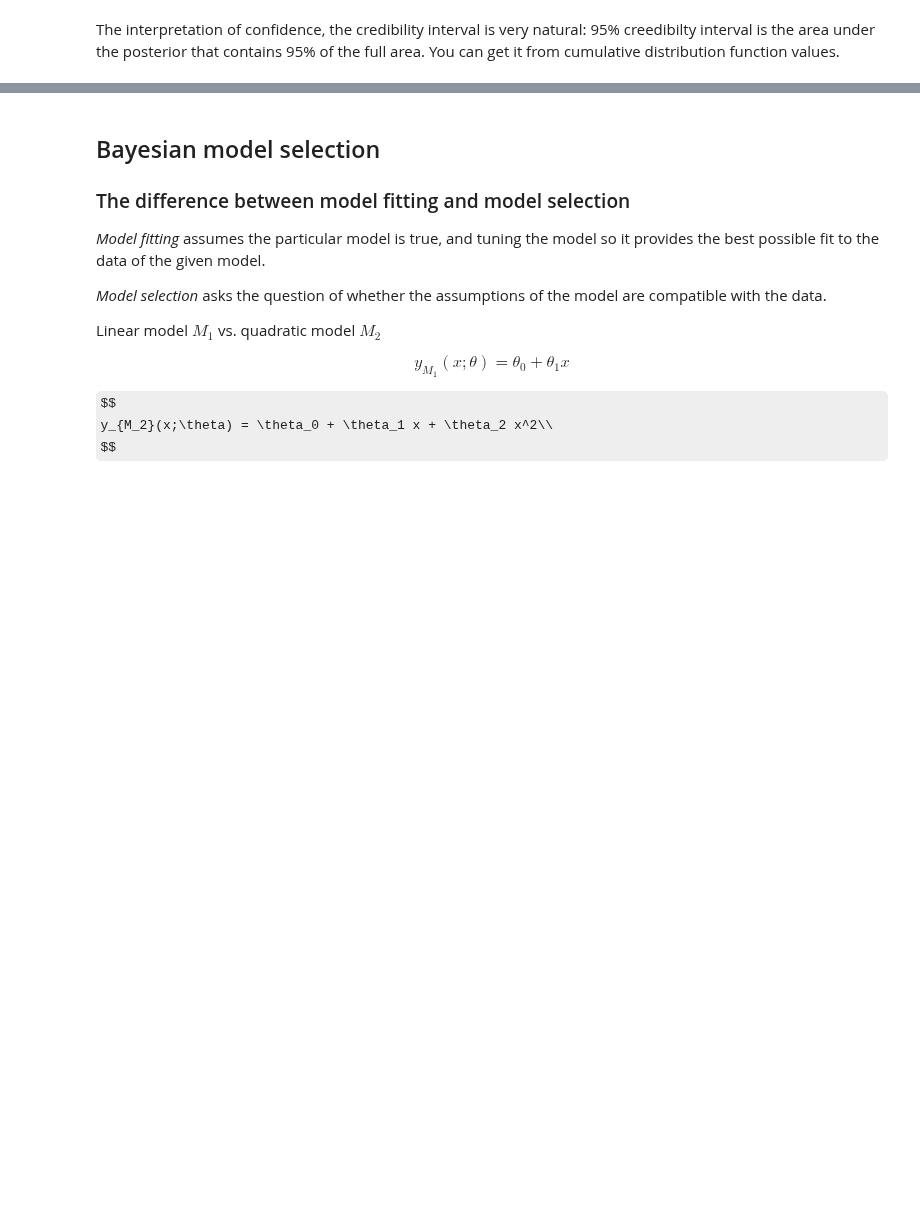
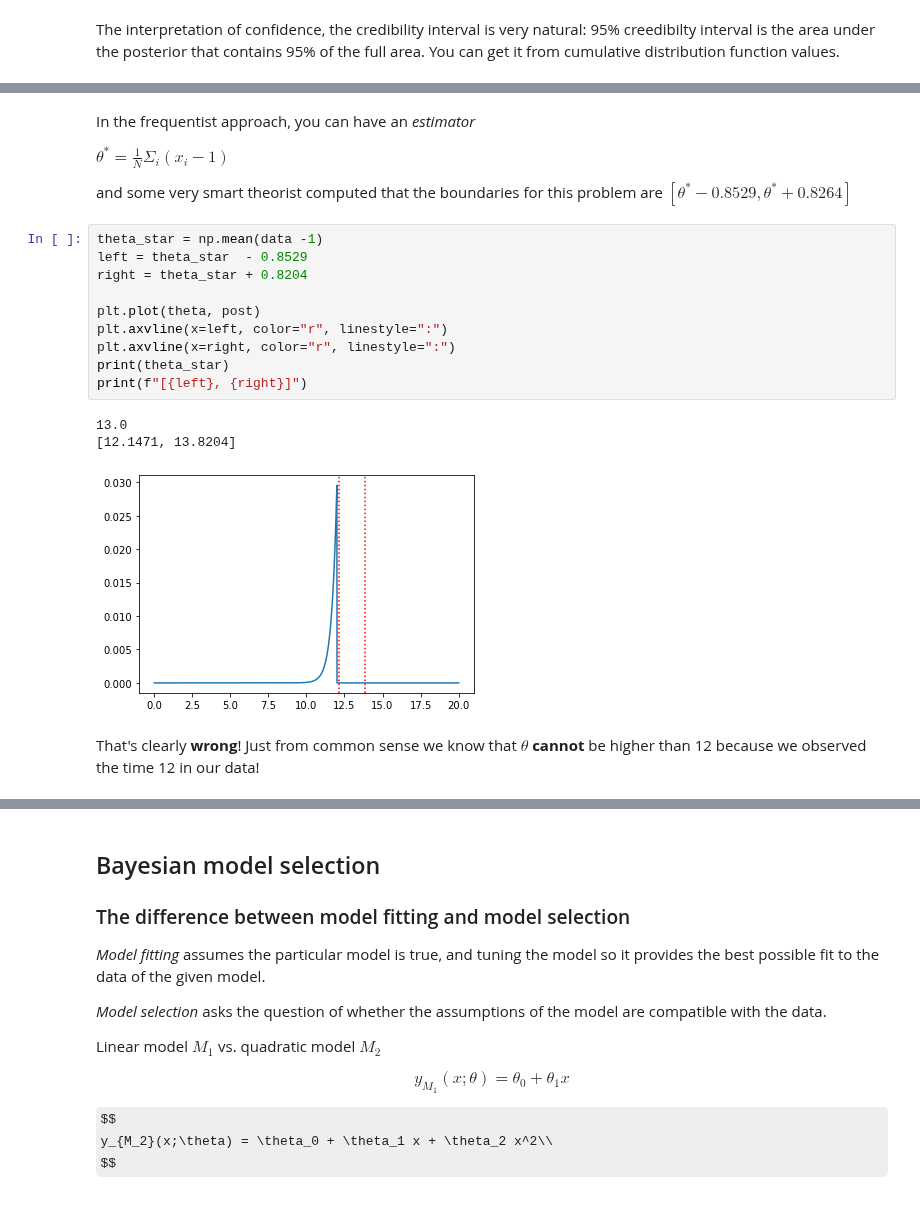
Before and after one commit to toastmaker/lectures, a Jupyter notebook: notebooks/Gentle touch on Mr Bayes.ipynb, the cells around one changed output, grey strips where cells are left out. Cells and saved outputs as stored; diff of their text form; some formulas as TeX source; blank space fills up the shorter version.

```diff
--- a/notebooks/Gentle touch on Mr Bayes.ipynb
+++ b/notebooks/Gentle touch on Mr Bayes.ipynb
@@ -389,0 +468,22 @@ The interpretation of confidence, the credibility interval is very natural: 95%
+# %% [markdown]
+In the frequentist approach, you can have an *estimator*
+
+$\theta^* = \frac{1}{N} \Sigma_i (x_i -1)$
+
+and some very smart theorist computed that the boundaries for this problem are $[\theta^* - 0.8529, \theta^* + 0.8264]$
+# %%
+theta_star = np.mean(data -1)
+left = theta_star  - 0.8529
+right = theta_star + 0.8204
+
+plt.plot(theta, post)
+plt.axvline(x=left, color="r", linestyle=":")
+plt.axvline(x=right, color="r", linestyle=":")
+print(theta_star)
+print(f"[{left}, {right}]")
+# %% [output]
+13.0
+[12.1471, 13.8204]
+[figure, added]
+# %% [markdown]
+That's clearly **wrong**! Just from common sense we know that $\theta$ **cannot** be higher than 12 because we observed the time 12 in our data!
```
Also changed, not shown: parts of 15 cells of this notebook.
